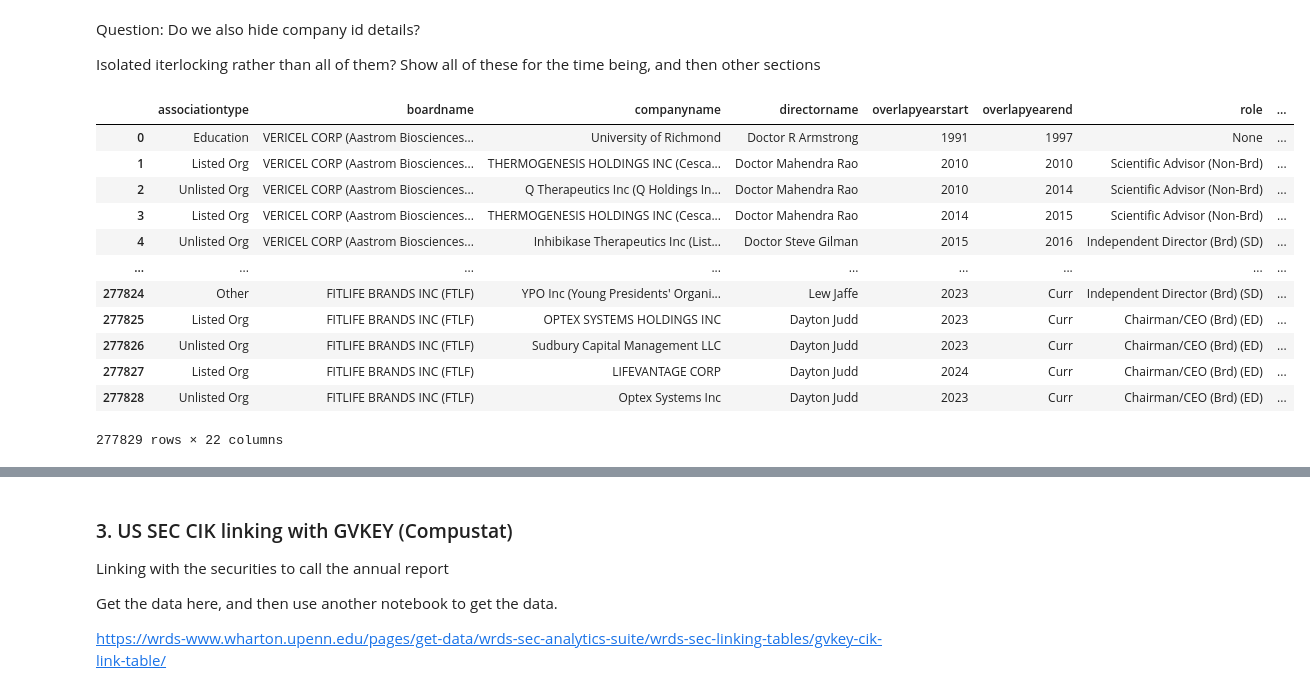
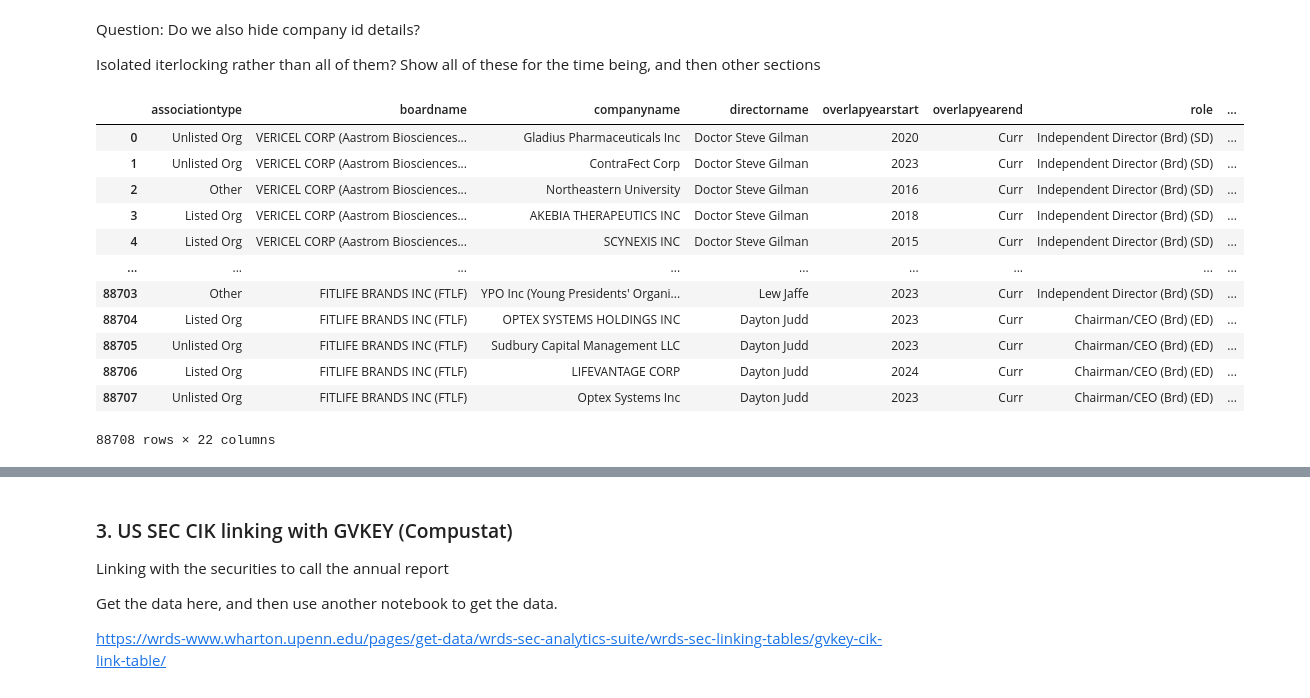
Before and after one commit to PeterHuGC/Imperial_Dissertation_Research, a Jupyter notebook: 2.Initial_Graph_Building/4.WRDS_data_mapping.ipynb, the cells around one changed output, grey strips where cells are left out. Cells and saved outputs as stored; diff of their text form; code cells hidden in the pictures.

```diff
--- a/2.Initial_Graph_Building/4.WRDS_data_mapping.ipynb
+++ b/2.Initial_Graph_Building/4.WRDS_data_mapping.ipynb
@@ -374,26 +374,26 @@ Isolated iterlocking rather than all of them? Show all of these for the time bei
 # %%
 # boardex_networks = conn.get_table(library='boardex_na', table='na_wrds_company_networks', obs=5)
 
 boardex_networks_us_df = conn.raw_sql(
     f"""
     select *
     from boardex_na.na_wrds_company_networks bdn
-    where bdn.boardid in {concatenate_to_literal(us_company_id_boardex)}
-    ;
+    where bdn.boardid in {concatenate_to_literal(us_company_id_boardex)} and
+    bdn.overlapyearstart_int <= 2024 and (bdn.overlapyearend_int >= 2022 or bdn.overlapyearend_int is null);
     """
 )
 boardex_networks_us_df
 # %% [output]
 |  | associationtype | boardname | companyname | directorname | overlapyearstart | overlapyearend | role | ... |
-| 0 | Education | VERICEL CORP (Aastrom Biosciences... | University of Richmond | Doctor R Armstrong | 1991 | 1997 | None | ... |
-| 1 | Listed Org | VERICEL CORP (Aastrom Biosciences... | THERMOGENESIS HOLDINGS INC (Cesca... | Doctor Mahendra Rao | 2010 | 2010 | Scientific Advisor (Non-Brd) | ... |
-| 2 | Unlisted Org | VERICEL CORP (Aastrom Biosciences... | Q Therapeutics Inc (Q Holdings In... | Doctor Mahendra Rao | 2010 | 2014 | Scientific Advisor (Non-Brd) | ... |
-| 3 | Listed Org | VERICEL CORP (Aastrom Biosciences... | THERMOGENESIS HOLDINGS INC (Cesca... | Doctor Mahendra Rao | 2014 | 2015 | Scientific Advisor (Non-Brd) | ... |
-| 4 | Unlisted Org | VERICEL CORP (Aastrom Biosciences... | Inhibikase Therapeutics Inc (List... | Doctor Steve Gilman | 2015 | 2016 | Independent Director (Brd) (SD) | ... |
+| 0 | Unlisted Org | VERICEL CORP (Aastrom Biosciences... | Gladius Pharmaceuticals Inc | Doctor Steve Gilman | 2020 | Curr | Independent Director (Brd) (SD) | ... |
+| 1 | Unlisted Org | VERICEL CORP (Aastrom Biosciences... | ContraFect Corp | Doctor Steve Gilman | 2023 | Curr | Independent Director (Brd) (SD) | ... |
+| 2 | Other | VERICEL CORP (Aastrom Biosciences... | Northeastern University | Doctor Steve Gilman | 2016 | Curr | Independent Director (Brd) (SD) | ... |
+| 3 | Listed Org | VERICEL CORP (Aastrom Biosciences... | AKEBIA THERAPEUTICS INC | Doctor Steve Gilman | 2018 | Curr | Independent Director (Brd) (SD) | ... |
+| 4 | Listed Org | VERICEL CORP (Aastrom Biosciences... | SCYNEXIS INC | Doctor Steve Gilman | 2015 | Curr | Independent Director (Brd) (SD) | ... |
 | ... | ... | ... | ... | ... | ... | ... | ... | ... |
-| 277824 | Other | FITLIFE BRANDS INC (FTLF) | YPO Inc (Young Presidents' Organi... | Lew Jaffe | 2023 | Curr | Independent Director (Brd) (SD) | ... |
-| 277825 | Listed Org | FITLIFE BRANDS INC (FTLF) | OPTEX SYSTEMS HOLDINGS INC | Dayton Judd | 2023 | Curr | Chairman/CEO (Brd) (ED) | ... |
-| 277826 | Unlisted Org | FITLIFE BRANDS INC (FTLF) | Sudbury Capital Management LLC | Dayton Judd | 2023 | Curr | Chairman/CEO (Brd) (ED) | ... |
-| 277827 | Listed Org | FITLIFE BRANDS INC (FTLF) | LIFEVANTAGE CORP | Dayton Judd | 2024 | Curr | Chairman/CEO (Brd) (ED) | ... |
-| 277828 | Unlisted Org | FITLIFE BRANDS INC (FTLF) | Optex Systems Inc | Dayton Judd | 2023 | Curr | Chairman/CEO (Brd) (ED) | ... |
+| 88703 | Other | FITLIFE BRANDS INC (FTLF) | YPO Inc (Young Presidents' Organi... | Lew Jaffe | 2023 | Curr | Independent Director (Brd) (SD) | ... |
+| 88704 | Listed Org | FITLIFE BRANDS INC (FTLF) | OPTEX SYSTEMS HOLDINGS INC | Dayton Judd | 2023 | Curr | Chairman/CEO (Brd) (ED) | ... |
+| 88705 | Unlisted Org | FITLIFE BRANDS INC (FTLF) | Sudbury Capital Management LLC | Dayton Judd | 2023 | Curr | Chairman/CEO (Brd) (ED) | ... |
+| 88706 | Listed Org | FITLIFE BRANDS INC (FTLF) | LIFEVANTAGE CORP | Dayton Judd | 2024 | Curr | Chairman/CEO (Brd) (ED) | ... |
+| 88707 | Unlisted Org | FITLIFE BRANDS INC (FTLF) | Optex Systems Inc | Dayton Judd | 2023 | Curr | Chairman/CEO (Brd) (ED) | ... |
-277829 rows × 22 columns
+88708 rows × 22 columns
```
Also changed, not shown: parts of 14 cells of this notebook, 1 other file.
